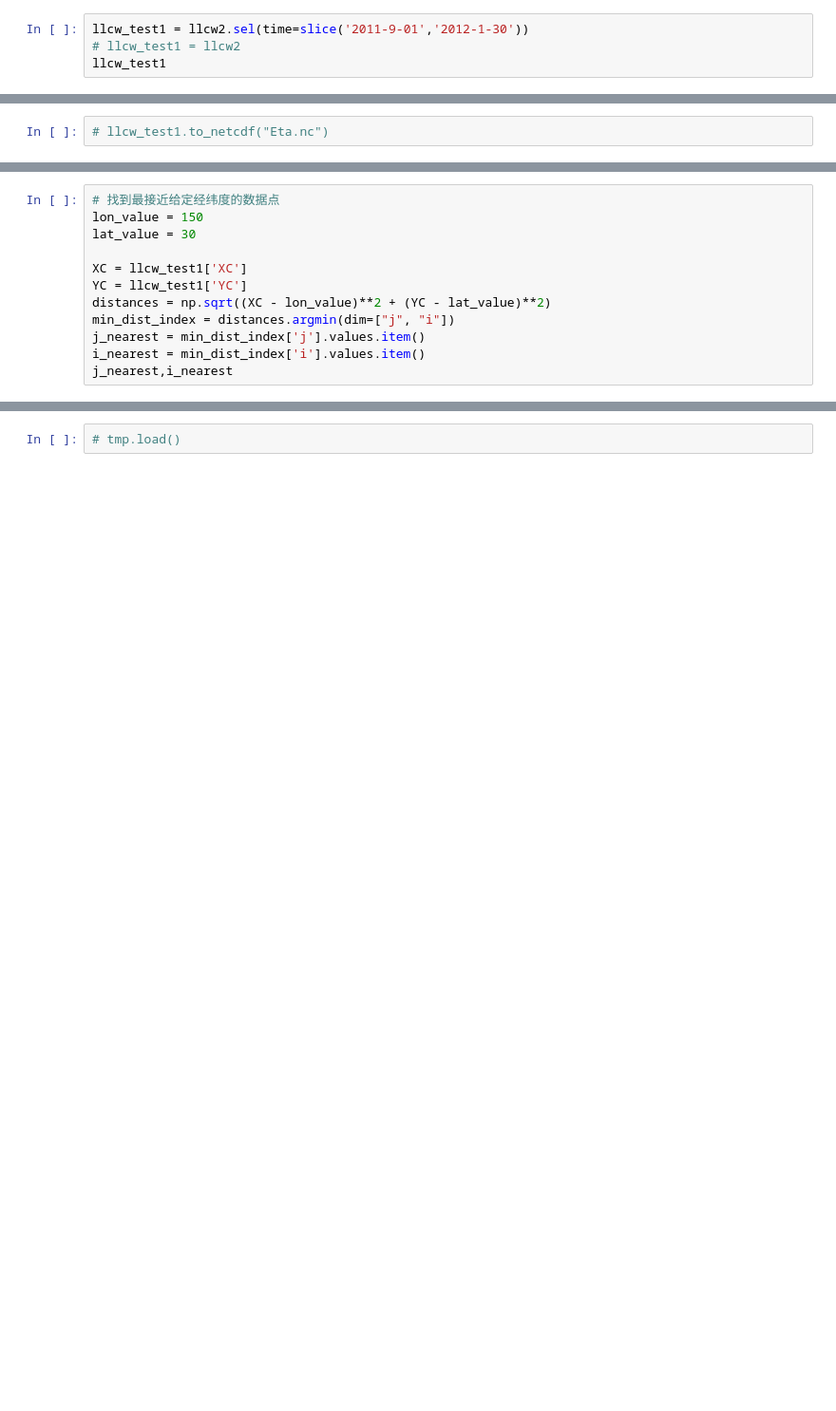
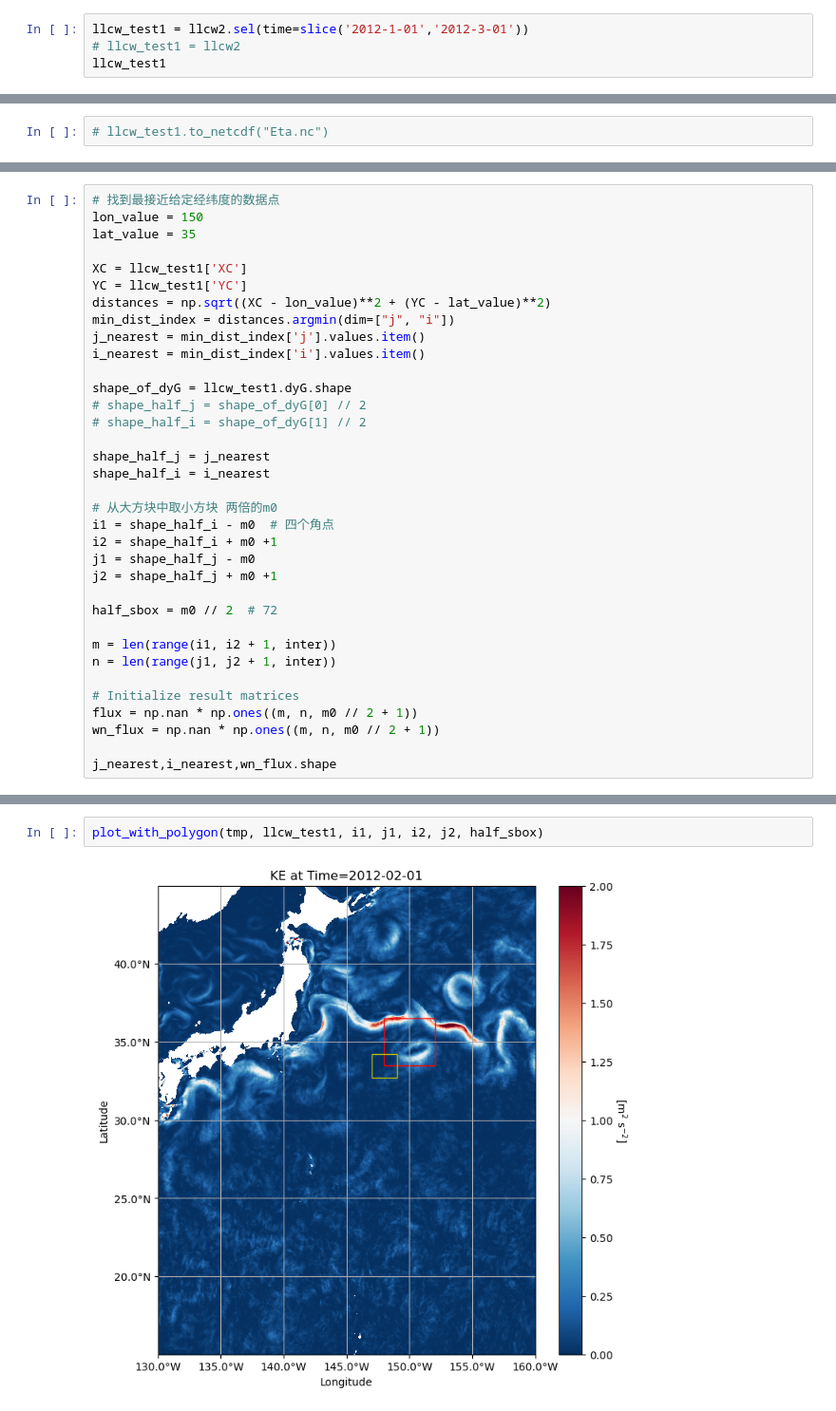
Before and after one commit to pangeo-data/llc4320_pangeo, a Jupyter notebook: LLC4320_geo_energySpect_final.ipynb, the cells around one changed output, grey strips where cells are left out. Shown at 95% size. Saved outputs shown, nothing was run; the diff lists cells and outputs as text; blank space fills up the shorter version.

```diff
--- a/LLC4320_geo_energySpect_final.ipynb
+++ b/LLC4320_geo_energySpect_final.ipynb
@@ -545,7 +812,7 @@ Data variables:
     XC       (j, i) float32 130.0 130.0 130.1 130.1 ... 159.9 159.9 160.0 160.0
     YC       (j, i) float32 15.01 15.01 15.01 15.01 ... 44.99 44.99 44.99 44.99
 # %%
-llcw_test1 = llcw2.sel(time=slice('2011-9-01','2012-1-30'))
+llcw_test1 = llcw2.sel(time=slice('2012-1-01','2012-3-01'))
 # llcw_test1 = llcw2
 llcw_test1
 # %% [output]
@@ -616,7 +867,7 @@ number: 140
 # %%
 # 找到最接近给定经纬度的数据点
 lon_value = 150
-lat_value = 30
+lat_value = 35
 
 XC = llcw_test1['XC']
 YC = llcw_test1['YC']
@@ -624,5 +875,28 @@ distances = np.sqrt((XC - lon_value)**2 + (YC - lat_value)**2)
 min_dist_index = distances.argmin(dim=["j", "i"])
 j_nearest = min_dist_index['j'].values.item()
 i_nearest = min_dist_index['i'].values.item()
-j_nearest,i_nearest
+
+shape_of_dyG = llcw_test1.dyG.shape
+# shape_half_j = shape_of_dyG[0] // 2
+# shape_half_i = shape_of_dyG[1] // 2
+
+shape_half_j = j_nearest
+shape_half_i = i_nearest
+
+# 从大方块中取小方块 两倍的m0
+i1 = shape_half_i - m0  # 四个角点
+i2 = shape_half_i + m0 +1
+j1 = shape_half_j - m0
+j2 = shape_half_j + m0 +1
+
+half_sbox = m0 // 2  # 72
+
+m = len(range(i1, i2 + 1, inter))
+n = len(range(j1, j2 + 1, inter))
+
+# Initialize result matrices
+flux = np.nan * np.ones((m, n, m0 // 2 + 1))
+wn_flux = np.nan * np.ones((m, n, m0 // 2 + 1))
+
+j_nearest,i_nearest,wn_flux.shape
 # %% [output]
@@ -655,2 +904,4 @@ wn_flux.shape
 # %%
-# tmp.load()
+plot_with_polygon(tmp, llcw_test1, i1, j1, i2, j2, half_sbox)
+# %% [output]
+[figure, added]
```
Also changed, not shown: parts of 27 cells of this notebook, 2 other files.
